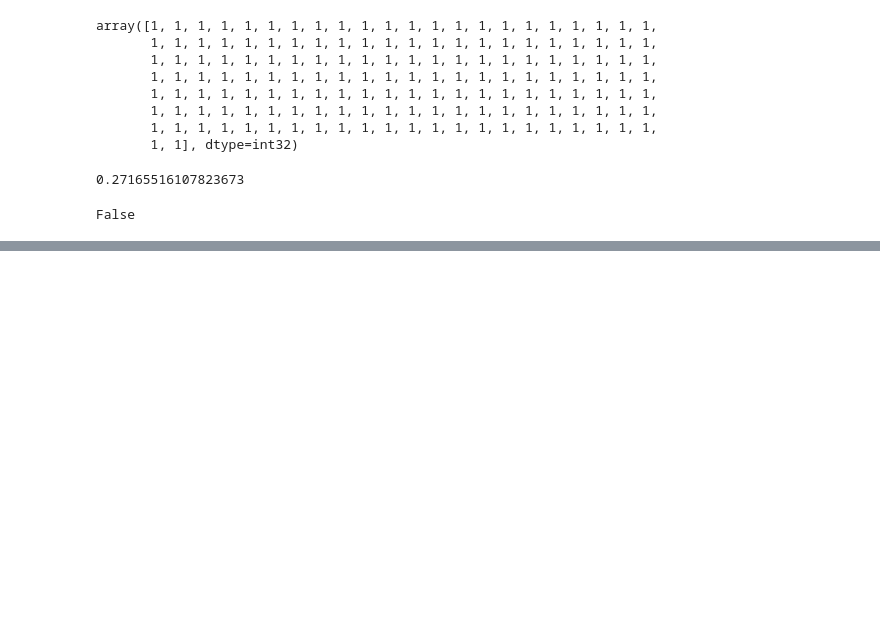
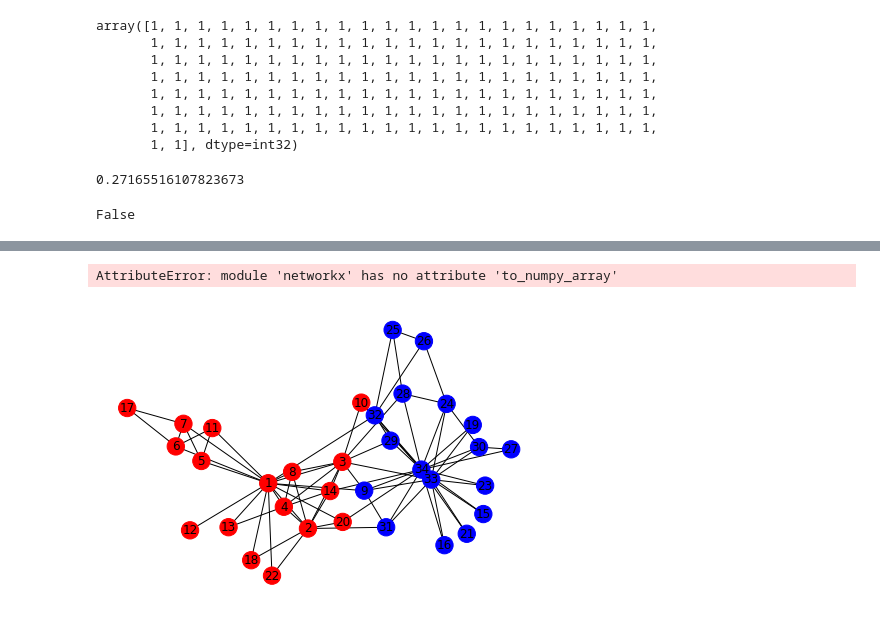
Before and after one commit to PatrickRi/controversy-detection, a Jupyter notebook: karate.ipynb, the cells around one changed output, grey strips where cells are left out. Drawn from its saved outputs; the diff is of its cells as text; code cells hidden in the pictures; blank space fills up the shorter version.

```diff
--- a/karate.ipynb
+++ b/karate.ipynb
@@ -68,10 +72,10 @@ plt.show()
 # %%
-fleft = open('polblogs_left.txt', 'w+')
+fleft = open('polblogs_leftt.txt', 'w+')
 for i in left:
     fleft.write(str(i)+'\n')
 fleft.close()
 
-fright = open('polblogs_right.txt', 'w+')
+fright = open('polblogs_rightt.txt', 'w+')
 for i in right:
     fright.write(str(i)+'\n')
 fright.close()
@@ -212,0 +238,23 @@ test.
+# %%
+nx.to_numpy_array(G)
+# %% [output]
+AttributeError: module 'networkx' has no attribute 'to_numpy_array'
+# %%
+G = nx.read_gml("karate.gml", label='id')
+#G = nx.convert_node_labels_to_integers(G)
+parts = [0, 0, 0, 0, 0, 0, 0, 0, 1, 0, 0, 0, 0, 0, 1, 1, 0, 0, 1, 0, 1, 0, 1, 1, 1, 1, 1, 1, 1, 1, 1, 1, 1, 1]
+colors = ['red','blue','green']
+color_map = []
+left = []
+right = []
+for i, p in enumerate(parts):
+    #if p == 0:
+    #    left.append(list(G.nodes)[i])
+    #else:
+    #    right.append(list(G.nodes)[i])
+    color_map.append(colors[p])
+# %%
+nx.draw(G, node_color=color_map, with_labels=True)
+plt.show()
+# %% [output]
+[figure, added]
```
Also changed, not shown: parts of 14 cells of this notebook, 9 other files.
